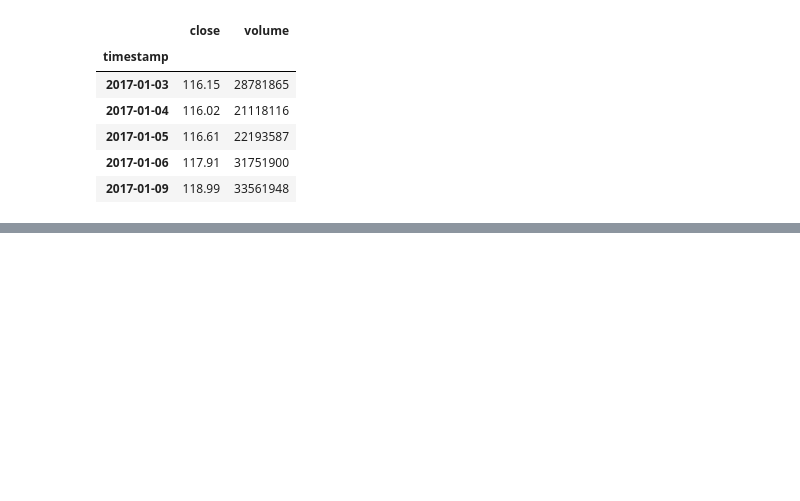
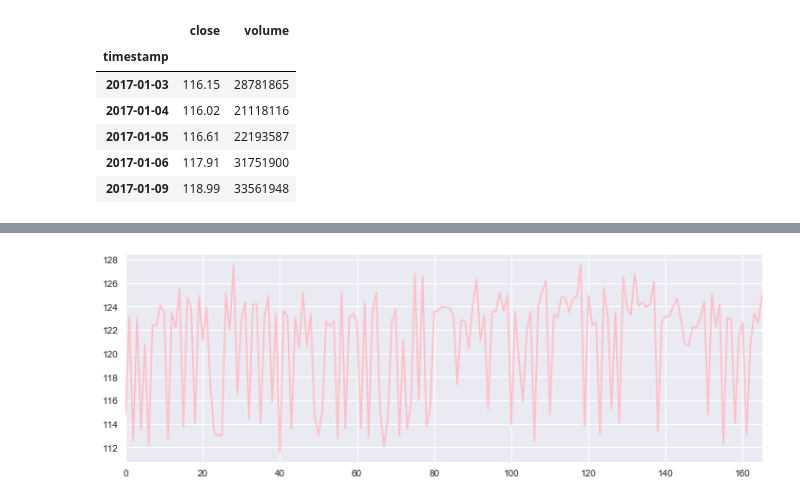
Before and after one commit to timothyyu/pr1-apple-stock-analysis, a Jupyter notebook: main_restructure.ipynb, the cells around one changed output, grey strips where cells are left out. Saved outputs shown, nothing was run; the diff lists cells and outputs as text; code cells hidden in the pictures; blank space fills up the shorter version.

```diff
--- a/main_restructure.ipynb
+++ b/main_restructure.ipynb
@@ -119,0 +175,3 @@ stock_2015.join(rsi_2015, how= 'inner')
+# %%
+clf = LinearRegression()
+clf.fit(X_train_scaled,y_train)
@@ -119,0 +185,3 @@ stock_2015.join(rsi_2015, how= 'inner')
+# %%
+forecast_prediction = clf.predict(X_train_scaled)
+print(forecast_prediction)
@@ -119,0 +206,2 @@ stock_2015.join(rsi_2015, how= 'inner')
+# %%
+forecast_prediction_pd = pd.DataFrame(data=forecast_prediction, columns=['forecasted'])
@@ -119,0 +235,3 @@ stock_2015.join(rsi_2015, how= 'inner')
+# %%
+forecast_prediction_pd.reset_index(inplace=True)
+#stock_2015['forecasted'] = forecast_prediction_pd['forecasted'].values
@@ -119,0 +254,5 @@ stock_2015.join(rsi_2015, how= 'inner')
+# %%
+forecast_prediction_pd['forecasted'].plot(figsize=(12, 4), color="pink")
+plt.show()
+# %% [output]
+[figure, added]
```
Also changed, not shown: parts of 20 cells of this notebook.
